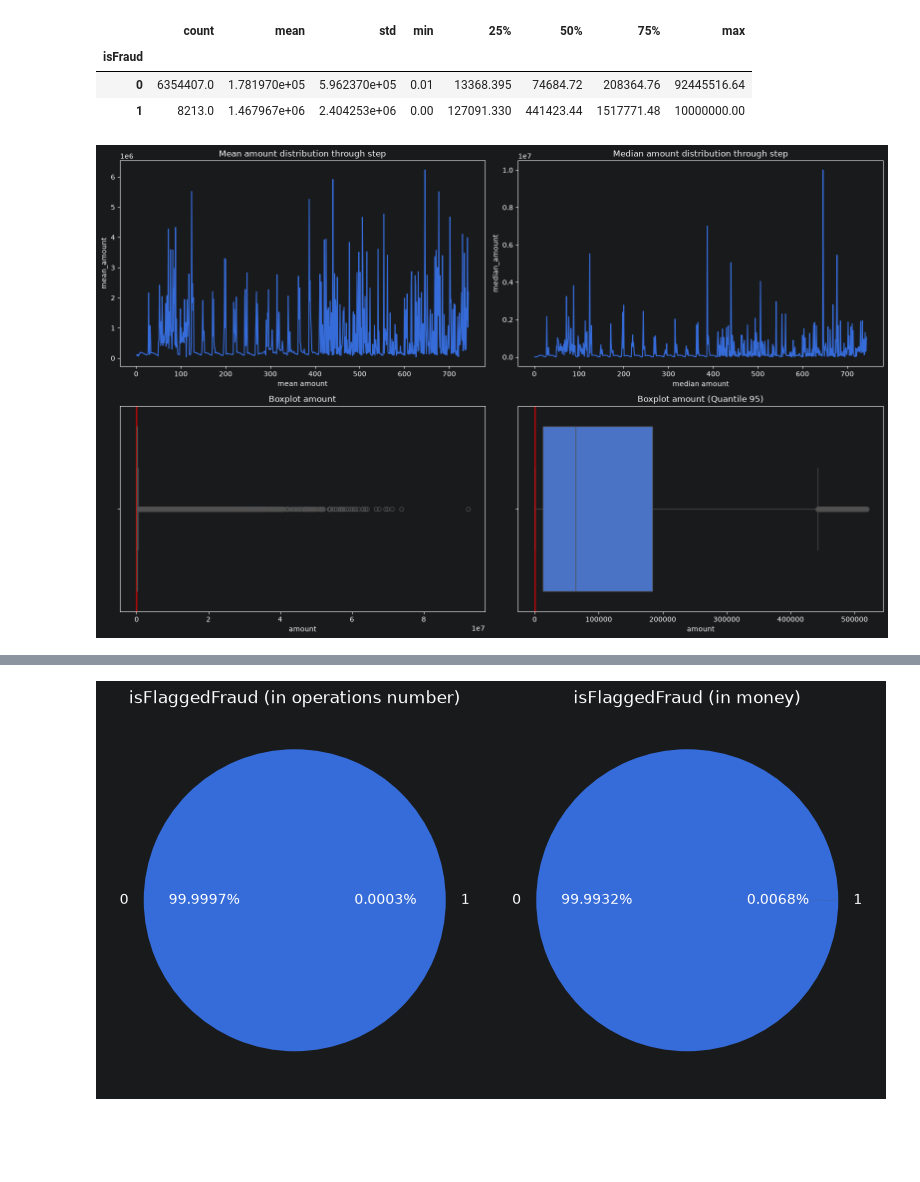
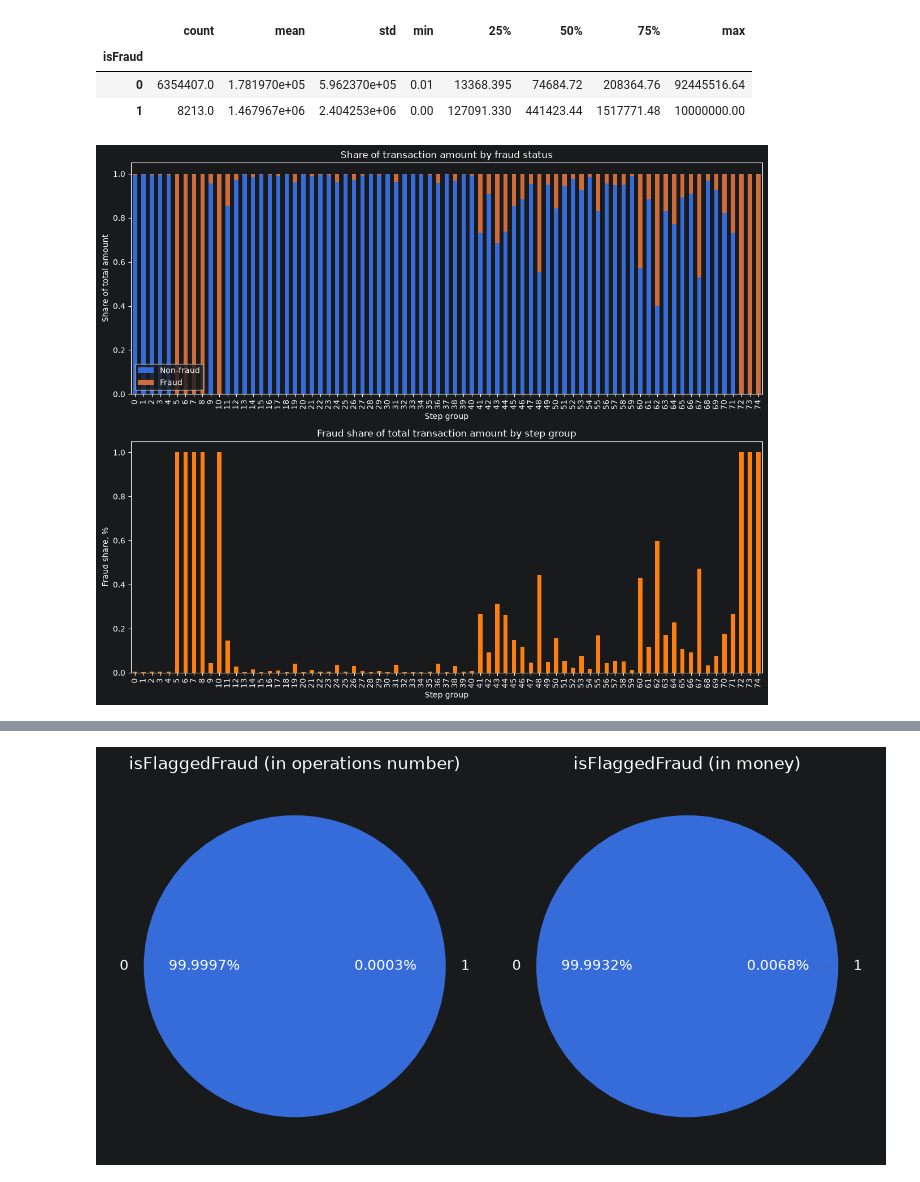
Before and after one commit to blbl-blbl/kaggle-Financial-Fraud-Detection-Dataset, a Jupyter notebook: notebooks/01_eda.ipynb, the cells around one changed output, grey strips where cells are left out. Drawn from its saved outputs; the diff is of its cells as text; code cells hidden in the pictures; blank space fills up the shorter version.

```diff
--- a/notebooks/01_eda.ipynb
+++ b/notebooks/01_eda.ipynb
@@ -345,34 +345,3 @@ df.groupby('isFraud')['amount'].describe()
 | isFraud |  |  |  |  |  |  |  |  |
 | 0 | 6354407.0 | 1.781970e+05 | 5.962370e+05 | 0.01 | 13368.395 | 74684.72 | 208364.76 | 92445516.64 |
 | 1 | 8213.0 | 1.467967e+06 | 2.404253e+06 | 0.00 | 127091.330 | 441423.44 | 1517771.48 | 10000000.00 |
-# %%
-mean_grouped = df.groupby('step').agg(
-    mean_amount=('amount', 'mean'),
-    median_amount=('amount', 'median')
-).reset_index()
-
-fig, axes = plt.subplots(2, 2, figsize=(16, 10))
-(ax1, ax2, ax3, ax4) = axes.flatten()
-
-sns.lineplot(data=mean_grouped, x='step', y='mean_amount', ax=ax1)
-ax1.set_title('Mean amount distribution through step')
-ax1.set_xlabel('mean amount')
-
-
-sns.lineplot(data=mean_grouped, x='step', y='median_amount', ax=ax2)
-ax2.set_title('Median amount distribution through step')
-ax2.set_xlabel('median amount')
-
-
-sns.boxplot(data=df, x='amount', ax=ax3)
-ax3.set_title('Boxplot amount')
-ax3.axvline(x=0, color='red', linestyle='-', linewidth=2, alpha=0.7)
-
-sns.boxplot(data=df[df['amount']<=df['amount'].quantile(0.95)], x='amount', ax=ax4)
-ax4.set_title('Boxplot amount (Quantile 95)')
-ax4.axvline(x=0, color='red', linestyle='-', linewidth=2, alpha=0.7)
-
-plt.tight_layout()
-plt.show()
-# %% [output]
-[figure, removed]
@@ -378,0 +376,31 @@ plt.show()
+# %%
+fig, axes = plt.subplots(2, 1, figsize=(12, 10))
+(ax1, ax2) = axes.flatten()
+
+plot_data.plot(
+    kind='bar',
+    stacked=True,
+    linewidth=1,
+    ax=ax1
+)
+ax1.set_title('Share of transaction amount by fraud status')
+ax1.set_xlabel('Step group')
+ax1.set_ylabel('Share of total amount')
+ax1.legend(['Non-fraud', 'Fraud'])
+
+
+fraud_share.plot(
+    kind='bar',
+    linewidth=1,
+    ax=ax2,
+    color='tab:orange'
+)
+ax2.set_xlabel('Step group')
+ax2.set_ylabel('Fraud share, %')
+ax2.set_title('Fraud share of total transaction amount by step group')
+
+
+plt.tight_layout()
+plt.show()
+# %% [output]
+[figure, added]
```
Also changed, not shown: parts of 21 cells of this notebook.
